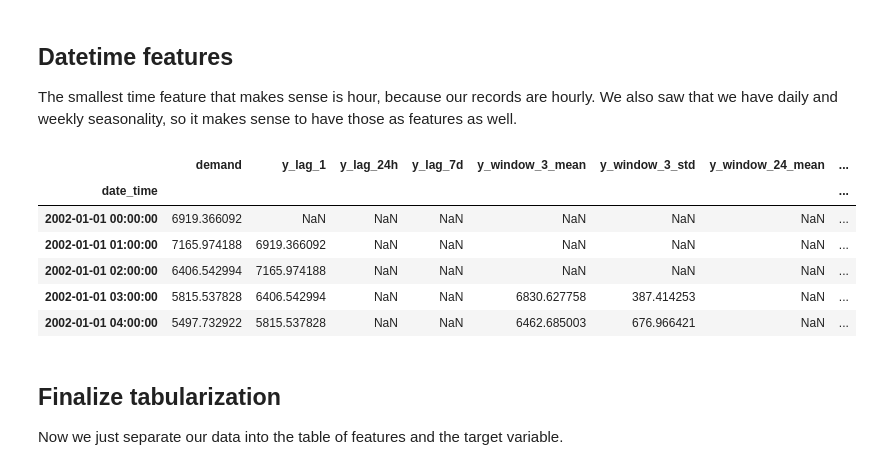
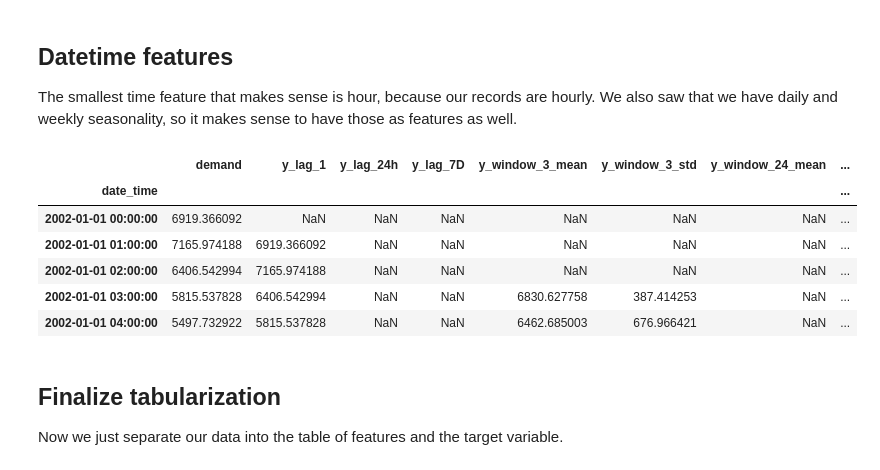
Before and after one commit to trainindata/forecasting-with-machine-learning, a Jupyter notebook: 01-forecasting-as-regression/01-feature-engineering.ipynb, the cells around one changed output. Drawn from its saved outputs; the diff is of its cells as text; code cells hidden in the pictures.

```diff
--- a/01-forecasting-as-regression/01-feature-engineering.ipynb
+++ b/01-forecasting-as-regression/01-feature-engineering.ipynb
@@ -24,7 +24,7 @@ A description of the data can be found [here](https://rdrr.io/cran/tsibbledata/m
 url = "https://raw.githubusercontent.com/tidyverts/tsibbledata/master/data-raw/vic_elec/VIC2015/demand.csv"
 df = pd.read_csv(url)
 
-df.drop(columns=["Industrial"], inplace=True)
+df = df.drop(columns=["Industrial"])
 
 # Convert the integer Date to an actual date with datetime type
 df["date"] = df["Date"].apply(
@@ -35,7 +35,7 @@ df["date"] = df["Date"].apply(
 df["date_time"] = df["date"] + \
     pd.to_timedelta((df["Period"] - 1) * 30, unit="m")
 
-df.dropna(inplace=True)
+df = df.dropna()
 
 # Rename columns
 df = df[["date_time", "OperationalLessIndustrial"]]
@@ -191,7 +191,7 @@ df.head(30)
 # %%
 # Finally, we can use the same hour, but in the previous week
 
-freq = "7d"
+freq = "7D"
 df[f"y_lag_{freq}"] = df["demand"].shift(freq=freq)
 
 df.head()
@@ -297,12 +297,12 @@ df.head(30)
 The smallest time feature that makes sense is hour, because our records are hourly. We also saw that we have daily and weekly seasonality, so it makes sense to have those as features as well.
 # %%
 df["month"] = df.index.month
-df["day"] = df.index.dayofweek
+df["day"] = df.index.day_of_week
 df["hour"] = df.index.hour
 
 df.head()
 # %% [output]
-|  | demand | y_lag_1 | y_lag_24h | y_lag_7d | y_window_3_mean | y_window_3_std | y_window_24_mean | ... |
+|  | demand | y_lag_1 | y_lag_24h | y_lag_7D | y_window_3_mean | y_window_3_std | y_window_24_mean | ... |
 | date_time |  |  |  |  |  |  |  | ... |
 | 2002-01-01 00:00:00 | 6919.366092 | NaN | NaN | NaN | NaN | NaN | NaN | ... |
 | 2002-01-01 01:00:00 | 7165.974188 | 6919.366092 | NaN | NaN | NaN | NaN | NaN | ... |
```
Also changed, not shown: parts of 7 cells of this notebook, 3 other files.
